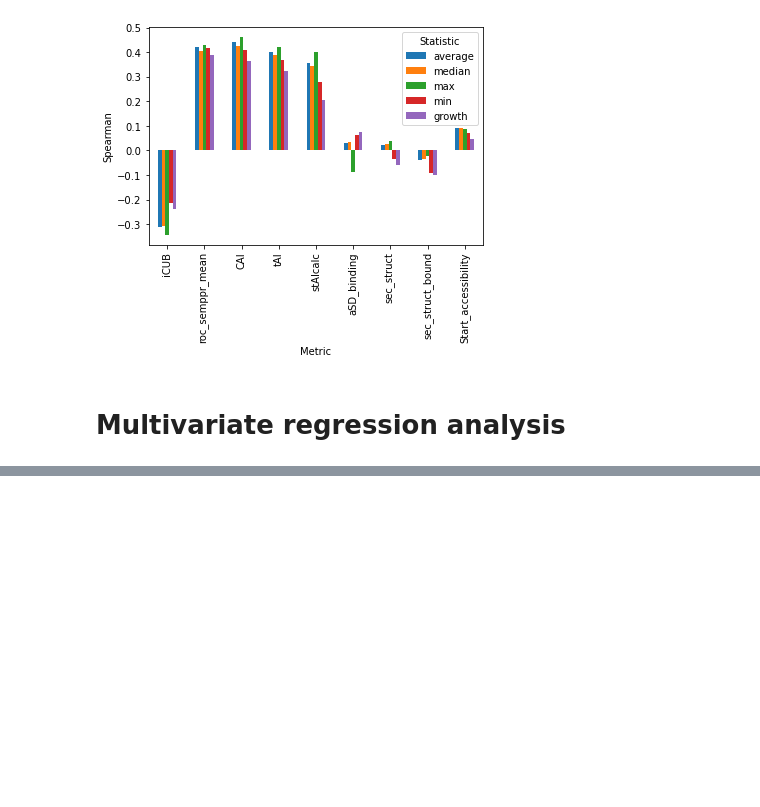
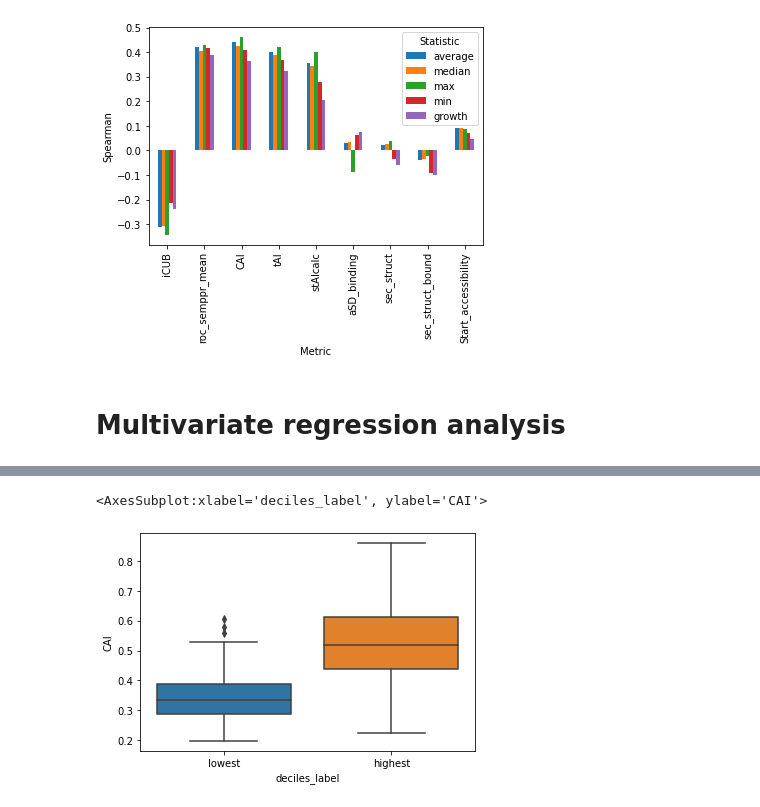
Before and after one commit to adamhockenberry/Growth-expression-translation, a Jupyter notebook: Code/expression_metrics_comp_SBS.ipynb, the cells around one changed output, grey strips where cells are left out. Drawn from its saved outputs; the diff is of its cells as text; code cells hidden in the pictures; blank space fills up the shorter version.

```diff
--- a/Code/expression_metrics_comp_SBS.ipynb
+++ b/Code/expression_metrics_comp_SBS.ipynb
@@ -517,0 +529,2 @@ Notes:
+# %%
+ecoli_df['deciles'] = pd.qcut(ecoli_df['average'], q=10)
@@ -517,0 +545,3 @@ Notes:
+# %%
+bin_labels = ['lowest', 'two', 'three', 'four', 'five', 'six', 'seven', 'eight', 'nine', 'highest']
+ecoli_df['deciles_label'] = pd.qcut(ecoli_df['average'], q=10, labels=bin_labels)
@@ -517,0 +564,9 @@ Notes:
+# %%
+bins_df = ecoli_df[ecoli_df.deciles_label.isin(['lowest', 'highest'])]
+# %%
+bins_df = bins_df[bins_df['growth_p'] < 0.05]
+# %%
+sns.boxplot(x='deciles_label', y='CAI', data=bins_df, order=['lowest', 'highest'])
+# %% [output]
+<AxesSubplot:xlabel='deciles_label', ylabel='CAI'>
+[figure, added]
```
Also changed, not shown: parts of 22 cells of this notebook.
